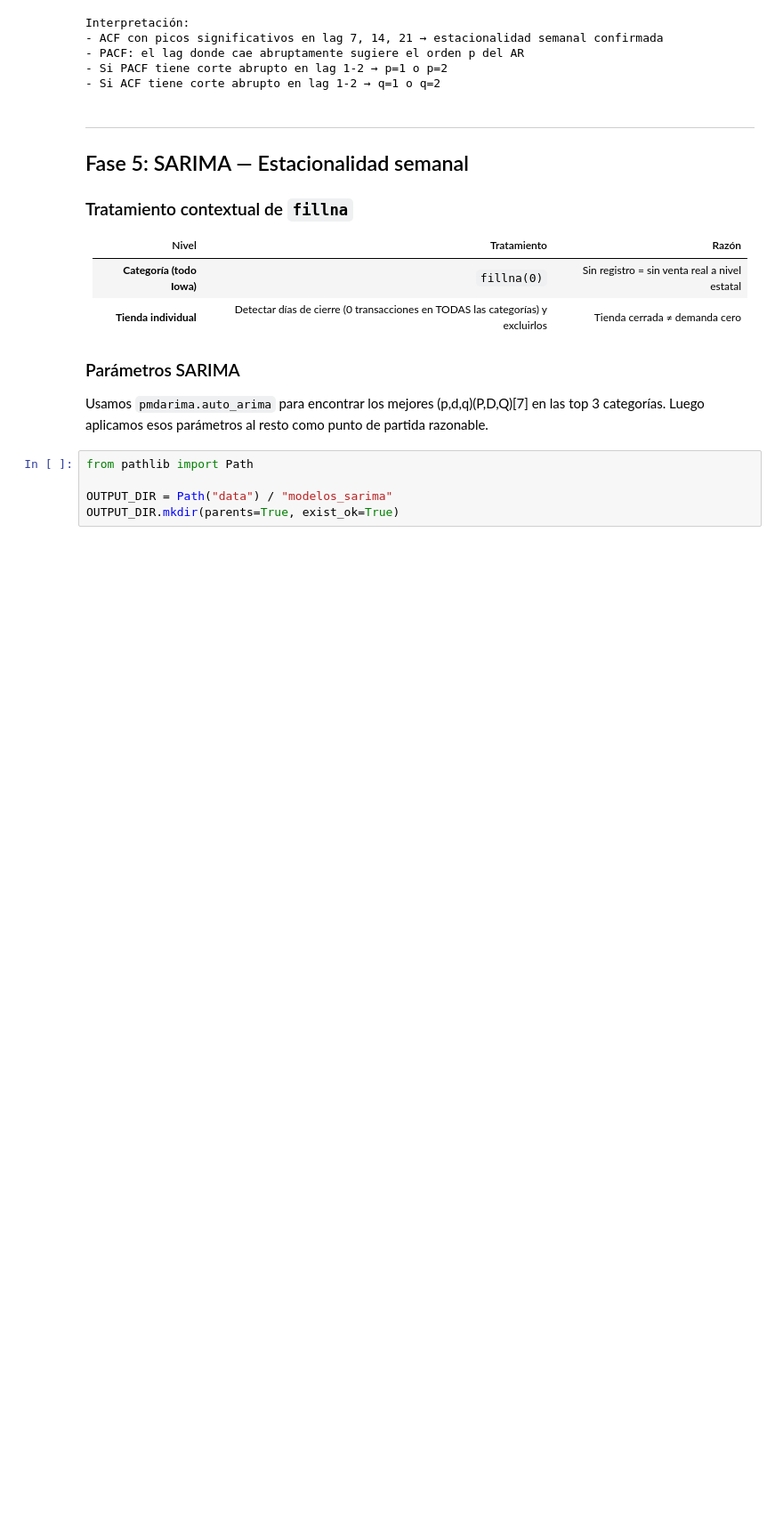
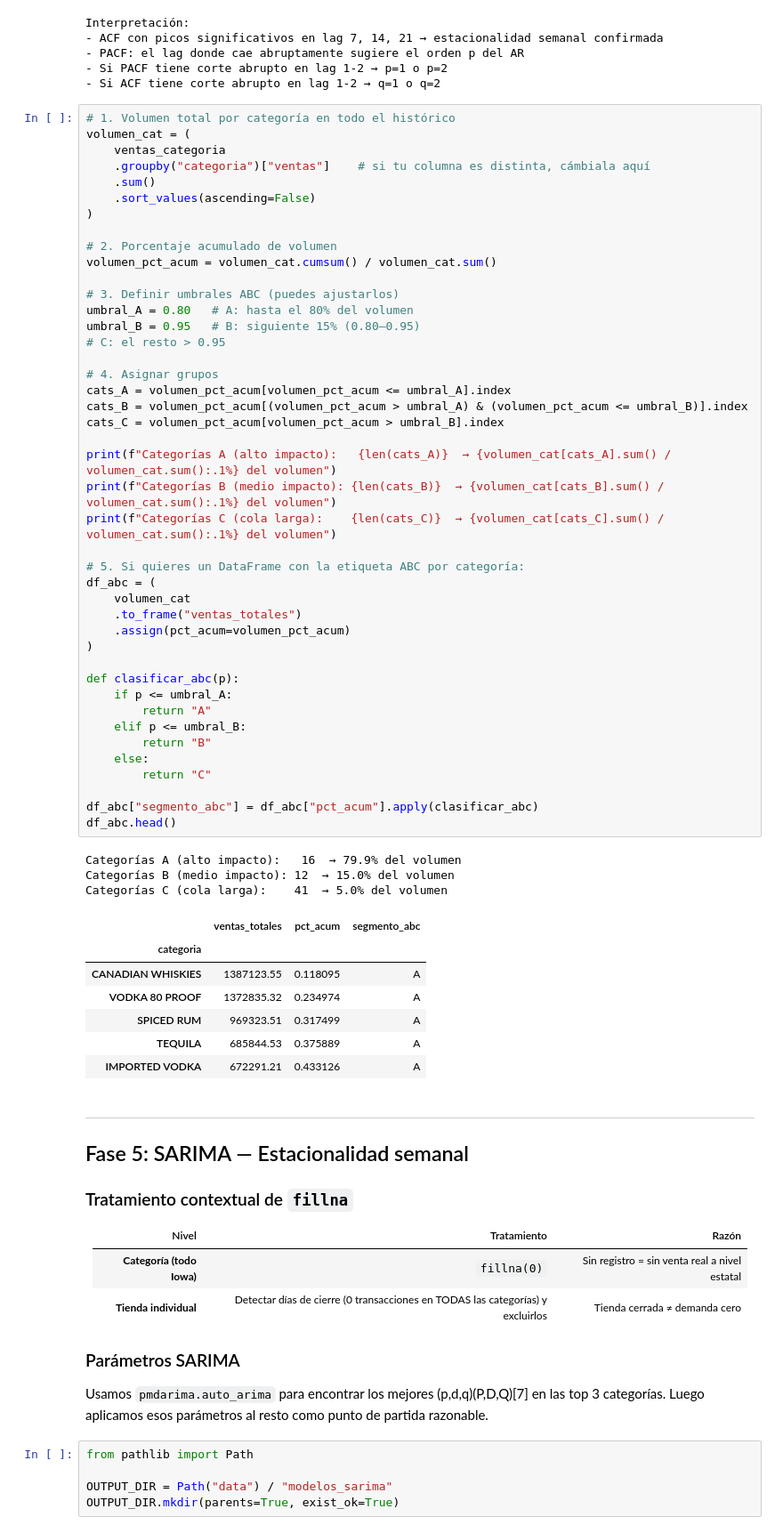
Before and after one commit to agus-chaud/forecasting-demanda-licores, a Jupyter notebook: forecasting-licores.ipynb, the cells around one changed output. Shown at 89% size. Drawn from its saved outputs; the diff is of its cells as text; blank space fills up the shorter version.

```diff
--- a/forecasting-licores.ipynb
+++ b/forecasting-licores.ipynb
@@ -223,6 +223,60 @@ Interpretación:
 - PACF: el lag donde cae abruptamente sugiere el orden p del AR
 - Si PACF tiene corte abrupto en lag 1-2 → p=1 o p=2
 - Si ACF tiene corte abrupto en lag 1-2 → q=1 o q=2
+# %%
+# 1. Volumen total por categoría en todo el histórico
+volumen_cat = (
+    ventas_categoria
+    .groupby("categoria")["ventas"]    # si tu columna es distinta, cámbiala aquí
+    .sum()
+    .sort_values(ascending=False)
+)
+
+# 2. Porcentaje acumulado de volumen
+volumen_pct_acum = volumen_cat.cumsum() / volumen_cat.sum()
+
+# 3. Definir umbrales ABC (puedes ajustarlos)
+umbral_A = 0.80   # A: hasta el 80% del volumen
+umbral_B = 0.95   # B: siguiente 15% (0.80–0.95)
+# C: el resto > 0.95
+
+# 4. Asignar grupos
+cats_A = volumen_pct_acum[volumen_pct_acum <= umbral_A].index
+cats_B = volumen_pct_acum[(volumen_pct_acum > umbral_A) & (volumen_pct_acum <= umbral_B)].index
+cats_C = volumen_pct_acum[volumen_pct_acum > umbral_B].index
+
+print(f"Categorías A (alto impacto):   {len(cats_A)}  → {volumen_cat[cats_A].sum() / volumen_cat.sum():.1%} del volumen")
+print(f"Categorías B (medio impacto): {len(cats_B)}  → {volumen_cat[cats_B].sum() / volumen_cat.sum():.1%} del volumen")
+print(f"Categorías C (cola larga):    {len(cats_C)}  → {volumen_cat[cats_C].sum() / volumen_cat.sum():.1%} del volumen")
+
+# 5. Si quieres un DataFrame con la etiqueta ABC por categoría:
+df_abc = (
+    volumen_cat
+    .to_frame("ventas_totales")
+    .assign(pct_acum=volumen_pct_acum)
+)
+
+def clasificar_abc(p):
+    if p <= umbral_A:
+        return "A"
+    elif p <= umbral_B:
+        return "B"
+    else:
+        return "C"
+
+df_abc["segmento_abc"] = df_abc["pct_acum"].apply(clasificar_abc)
+df_abc.head()
+# %% [output]
+Categorías A (alto impacto):   16  → 79.9% del volumen
+Categorías B (medio impacto): 12  → 15.0% del volumen
+Categorías C (cola larga):    41  → 5.0% del volumen
+|  | ventas_totales | pct_acum | segmento_abc |
+| categoria |  |  |  |
+| CANADIAN WHISKIES | 1387123.55 | 0.118095 | A |
+| VODKA 80 PROOF | 1372835.32 | 0.234974 | A |
+| SPICED RUM | 969323.51 | 0.317499 | A |
+| TEQUILA | 685844.53 | 0.375889 | A |
+| IMPORTED VODKA | 672291.21 | 0.433126 | A |
 # %% [markdown]
 ---
 ## Fase 5: SARIMA — Estacionalidad semanal
```
Also changed, not shown: parts of 17 cells of this notebook.
